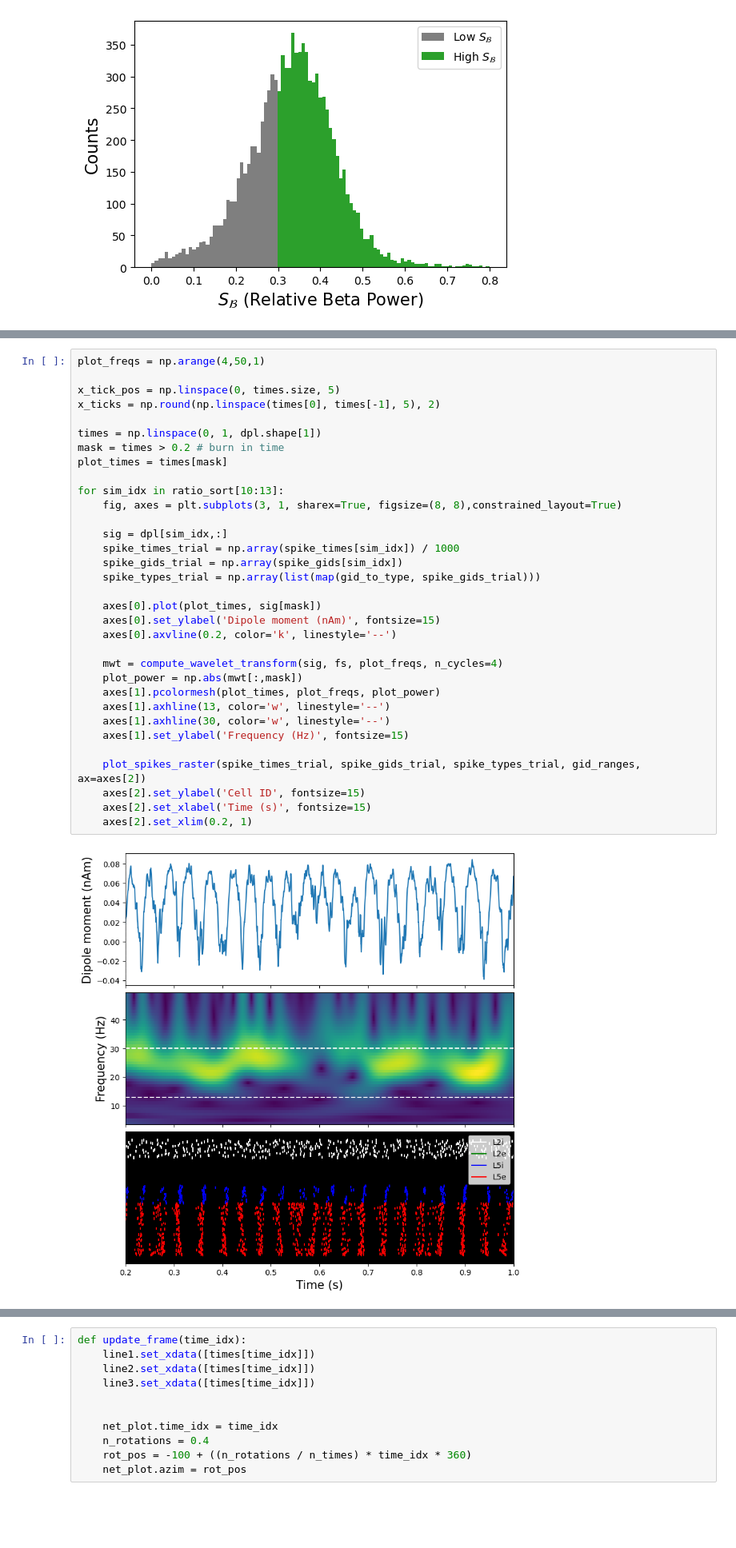
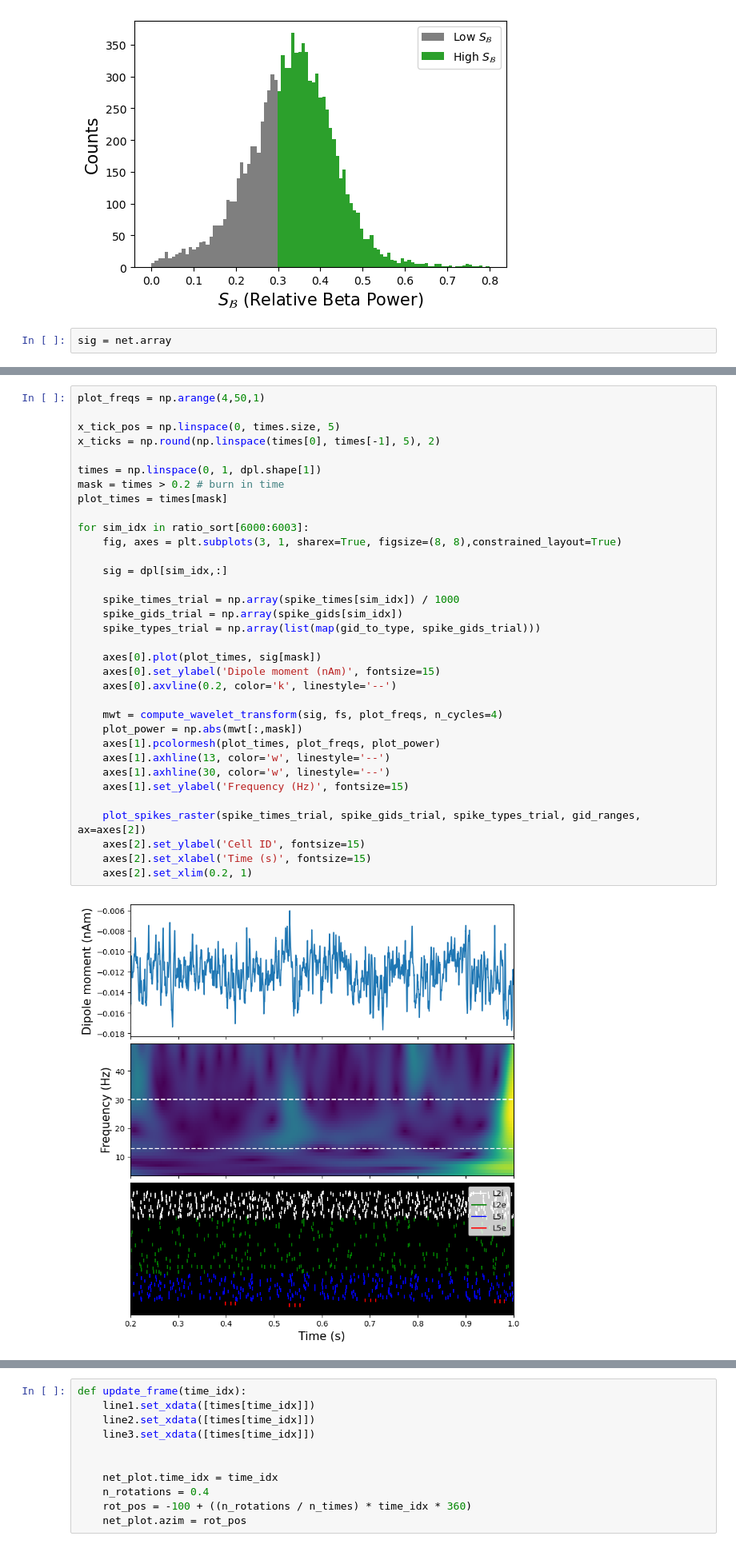
Before and after one commit to ntolley/hnn_latent, a Jupyter notebook: notebooks/animate_beta.ipynb, the cells around one changed output, grey strips where cells are left out. Shown at 80% size. Drawn from its saved outputs; the diff is of its cells as text; blank space fills up the shorter version.

```diff
--- a/notebooks/animate_beta.ipynb
+++ b/notebooks/animate_beta.ipynb
@@ -97,3 +88,5 @@ plt.legend()
 # %% [output]
 <matplotlib.legend.Legend at 0x...>
 [figure]
+# %%
+sig = net.array
@@ -103,32 +98,33 @@ plot_freqs = np.arange(4,50,1)
 x_tick_pos = np.linspace(0, times.size, 5)
 x_ticks = np.round(np.linspace(times[0], times[-1], 5), 2)
 
 times = np.linspace(0, 1, dpl.shape[1])
 mask = times > 0.2 # burn in time
 plot_times = times[mask]
 
-for sim_idx in ratio_sort[10:13]:
+for sim_idx in ratio_sort[6000:6003]:
     fig, axes = plt.subplots(3, 1, sharex=True, figsize=(8, 8),constrained_layout=True)
 
     sig = dpl[sim_idx,:]
+
     spike_times_trial = np.array(spike_times[sim_idx]) / 1000
     spike_gids_trial = np.array(spike_gids[sim_idx])
     spike_types_trial = np.array(list(map(gid_to_type, spike_gids_trial)))
 
     axes[0].plot(plot_times, sig[mask])
     axes[0].set_ylabel('Dipole moment (nAm)', fontsize=15)
     axes[0].axvline(0.2, color='k', linestyle='--')
 
     mwt = compute_wavelet_transform(sig, fs, plot_freqs, n_cycles=4)
     plot_power = np.abs(mwt[:,mask])
     axes[1].pcolormesh(plot_times, plot_freqs, plot_power)
     axes[1].axhline(13, color='w', linestyle='--')
     axes[1].axhline(30, color='w', linestyle='--')
     axes[1].set_ylabel('Frequency (Hz)', fontsize=15)
 
     plot_spikes_raster(spike_times_trial, spike_gids_trial, spike_types_trial, gid_ranges, ax=axes[2])
     axes[2].set_ylabel('Cell ID', fontsize=15)
     axes[2].set_xlabel('Time (s)', fontsize=15)
     axes[2].set_xlim(0.2, 1)
 # %% [output]
-[figure, old version]
+[figure, new version]
```
Also changed, not shown: parts of 8 cells of this notebook, 1 other file.
